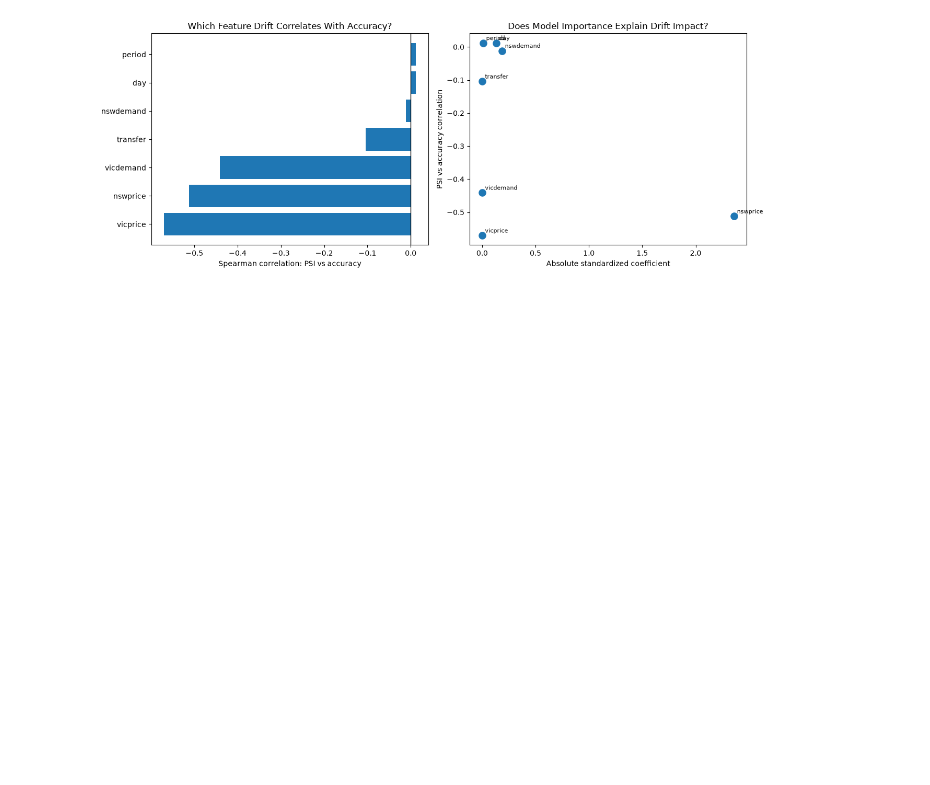
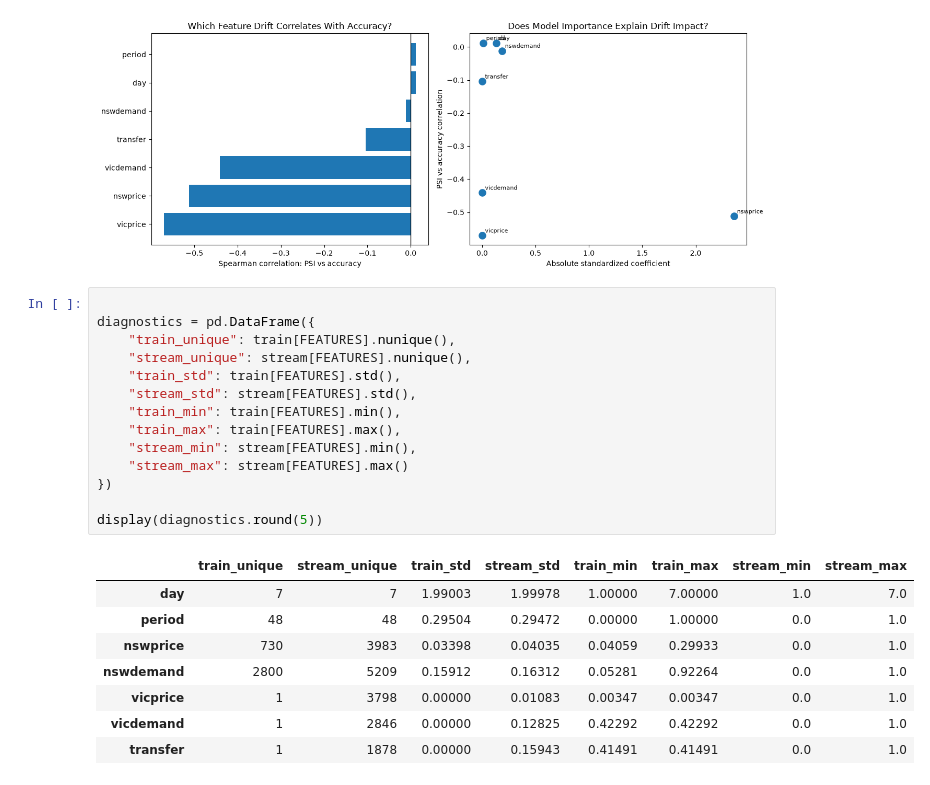
Before and after one commit to kmandhaniya/ml-concept-drift-monitoring, a Jupyter notebook: notebooks/06_feature_drift_vs_model_impact.ipynb, the cells around one changed output. Saved outputs shown, nothing was run; the diff lists cells and outputs as text; blank space fills up the shorter version.

```diff
--- a/notebooks/06_feature_drift_vs_model_impact.ipynb
+++ b/notebooks/06_feature_drift_vs_model_impact.ipynb
@@ -197,3 +197,26 @@ plt.tight_layout()
 plt.show()
 # %% [output]
 [figure]
+# %%
+
+diagnostics = pd.DataFrame({
+    "train_unique": train[FEATURES].nunique(),
+    "stream_unique": stream[FEATURES].nunique(),
+    "train_std": train[FEATURES].std(),
+    "stream_std": stream[FEATURES].std(),
+    "train_min": train[FEATURES].min(),
+    "train_max": train[FEATURES].max(),
+    "stream_min": stream[FEATURES].min(),
+    "stream_max": stream[FEATURES].max()
+})
+
+display(diagnostics.round(5))
+# %% [output]
+|  | train_unique | stream_unique | train_std | stream_std | train_min | train_max | stream_min | stream_max |
+| day | 7 | 7 | 1.99003 | 1.99978 | 1.00000 | 7.00000 | 1.0 | 7.0 |
+| period | 48 | 48 | 0.29504 | 0.29472 | 0.00000 | 1.00000 | 0.0 | 1.0 |
+| nswprice | 730 | 3983 | 0.03398 | 0.04035 | 0.04059 | 0.29933 | 0.0 | 1.0 |
+| nswdemand | 2800 | 5209 | 0.15912 | 0.16312 | 0.05281 | 0.92264 | 0.0 | 1.0 |
+| vicprice | 1 | 3798 | 0.00000 | 0.01083 | 0.00347 | 0.00347 | 0.0 | 1.0 |
+| vicdemand | 1 | 2846 | 0.00000 | 0.12825 | 0.42292 | 0.42292 | 0.0 | 1.0 |
+| transfer | 1 | 1878 | 0.00000 | 0.15943 | 0.41491 | 0.41491 | 0.0 | 1.0 |
```
Also changed, not shown: parts of 4 cells of this notebook, 1 other file.
